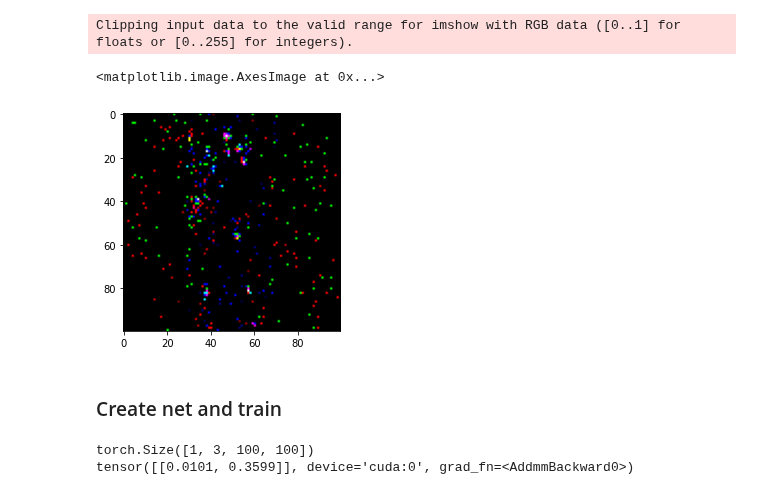
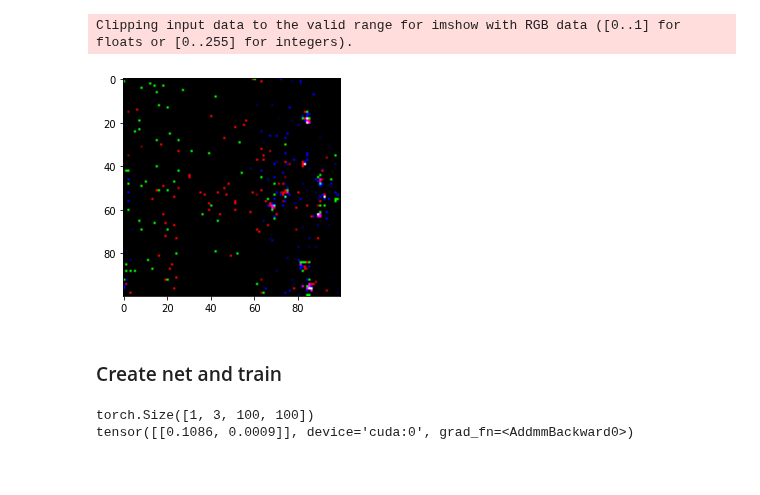
Before and after one commit to choisant/imcalML, a Jupyter notebook: notebooks/resnet.ipynb, the cells around one changed output. Cells and saved outputs as stored; diff of their text form; code cells hidden in the pictures.

```diff
--- a/notebooks/resnet.ipynb
+++ b/notebooks/resnet.ipynb
@@ -202,11 +367,17 @@ Looking at image 3468
-# %%
-rolled_image = RandomRoll(0)(image)
-#rolled_image = torchv.transforms.RandomVerticalFlip()(rolled_image)
-plt.imshow(rolled_image)
-# %% [output]
-Clipping input data to the valid range for imshow with RGB data ([0..1] for floats or [0..255] for integers).
-<matplotlib.image.AxesImage at 0x...>
-[figure, removed]
+# %%
+#Check augmentation
+transforms = torch.nn.Sequential(
+        #torchv.transforms.RandomVerticalFlip(),
+        #torchv.transforms.RandomHorizontalFlip(),
+        RandomRoll(1),
+        RandomRoll(0)
+)
+if transforms!=None:
+    rolled_image = transforms(image)
+    plt.imshow(rolled_image)
+# %% [output]
+Clipping input data to the valid range for imshow with RGB data ([0..1] for floats or [0..255] for integers).
+[figure, added]
 # %% [markdown]
 ### Create net and train
 # %%
@@ -215,11 +386,12 @@ from resnet import ResNet18
 resnet = ResNet18(img_channels=3, num_classes=CLASSES)
 resnet.to(device = device)
 
-testimage, testlabel = traindata.images[0], traindata.img_labels[0]
+#testimage, testlabel = traindata.images[0], traindata.img_labels[0]
+testimage, testlabel = train_data[0][0], train_data[0][1]
 print(testimage.view(-1, 3, RES, RES).shape)
 print(resnet(testimage.view(-1, 3, RES, RES).to(device)))
 # %% [output]
 torch.Size([1, 3, 100, 100])
-tensor([[0.0101, 0.3599]], device='cuda:0', grad_fn=<AddmmBackward0>)
+tensor([[0.1086, 0.0009]], device='cuda:0', grad_fn=<AddmmBackward0>)
 # %%
 optimizer = optim.Adam(resnet.parameters(), lr=0.001)
```
Also changed, not shown: parts of 19 cells of this notebook, 5 other files.
